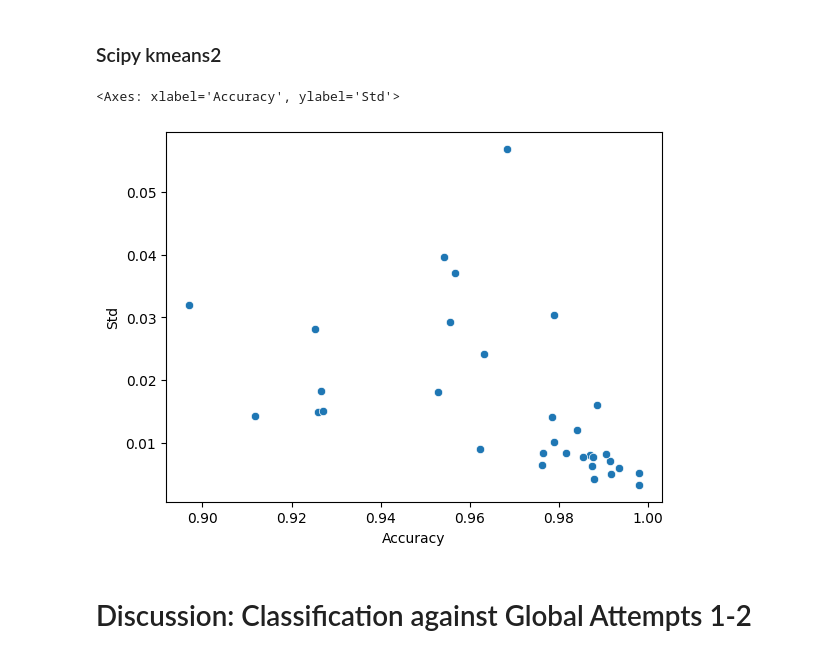
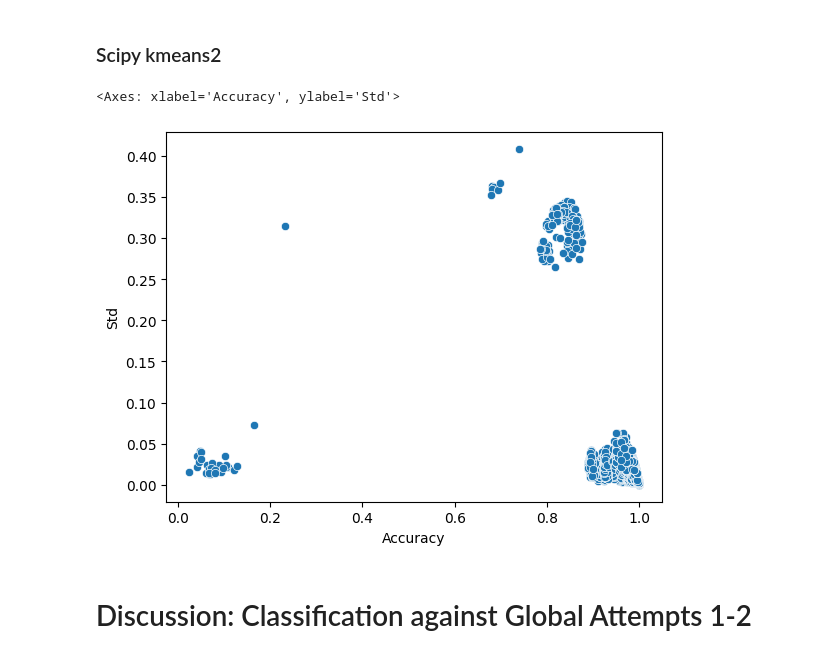
Before and after one commit to alexdconf/vehicles-power-to-weight, a Jupyter notebook: analysis/objective2_analysis.ipynb, the cells around one changed output. Cells and saved outputs as stored; diff of their text form; code cells hidden in the pictures.

```diff
--- a/analysis/objective2_analysis.ipynb
+++ b/analysis/objective2_analysis.ipynb
@@ -60,6 +60,7 @@ K = 2
 HIGH = 1
 LOW = 0
 NUM_FOLDS = 7
+NUM_ITERATIONS = 200
 
 MODEL_YEAR = "model_year"
 MATCH_MODEL_YEAR = re.compile(r"[0-9]{4}")
@@ -69,7 +70,7 @@ print(np.sum(MODEL_YEARS == None))  # check if regex matches every row
 MODEL_YEARS = MODEL_YEARS.unique()
 print(MODEL_YEARS)
 
-df = df.sample(frac=1)
+# df = df.sample(frac=1)
 # %% [output]
 0
 ['1997' '1998' '1999' '2001' '2002' '2003' '2013' '2014' '2015' '2016'
@@ -230,52 +245,56 @@ sns.scatterplot(df_plot, x="Accuracy", y="Std")
 # %% [markdown]
 ### Scipy kmeans2
 # %%
-kmeans2_centroids, distortion2 = kmeans2(df[SPECS1], K)
-high_kmeans2_centroid = kmeans2_centroids[1] if kmeans2_centroids[1] > kmeans2_centroids[0] else kmeans2_centroids[0]
-low_kmeans2_centroid = kmeans2_centroids[1] if kmeans2_centroids[1] < kmeans2_centroids[0] else kmeans2_centroids[0]
-kmeans2_reference = kmeans_inference(df[SPECS1], high_kmeans2_centroid, low_kmeans2_centroid)
+metrics_by_model_year = {}
+for i in range(NUM_ITERATIONS):
+    df = df.sample(frac=1)
+    kmeans2_centroids, distortion2 = kmeans2(df[SPECS1], K)
+    high_kmeans2_centroid = kmeans2_centroids[1] if kmeans2_centroids[1] > kmeans2_centroids[0] else kmeans2_centroids[0]
+    low_kmeans2_centroid = kmeans2_centroids[1] if kmeans2_centroids[1] < kmeans2_centroids[0] else kmeans2_centroids[0]
+    kmeans2_reference = kmeans_inference(df[SPECS1], high_kmeans2_centroid, low_kmeans2_centroid)
+    for year in MODEL_YEARS:
+        df2 = df[df[MODEL_YEAR] == year]
+        LENGTH = len(df2)
+        if LENGTH < NUM_FOLDS:
+            continue
 
-metrics_by_model_year = {}
-for year in MODEL_YEARS:
-    df2 = df[df[MODEL_YEAR] == year]
-    LENGTH = len(df2)
-    if LENGTH <= 2:
-        continue
+        metrics = {}
+        for i in range(NUM_FOLDS):
+            test = df2.iloc[int(np.floor(LENGTH/NUM_FOLDS)*i):int(np.floor(LENGTH/NUM_FOLDS)*(i+1))]
+            train_values = df2[~df2.index.isin(test.index)][SPECS1]
 
-    metrics = {}
-    for i in range(NUM_FOLDS):
-        test = df2.iloc[int(np.floor(LENGTH/NUM_FOLDS)*i):int(np.floor(LENGTH/NUM_FOLDS)*(i+1))]
-        train_values = df2[~df2.index.isin(test.index)][SPECS1]
+            centroids, distortion = kmeans2(train_values, K)
+            high_centroid = centroids[1] if centroids[1] > centroids[0] else centroids[0]
+            low_centroid = centroids[1] if centroids[1] < centroids[0] else centroids[0]
+            test_inferred = kmeans_inference(test[SPECS1], high_centroid, low_centroid)
+            kmeans2_reference_test_view = kmeans2_reference.iloc[kmeans2_reference.index.isin(test.index.values)]
 
-        centroids, distortion = kmeans2(train_values, K)
-        high_centroid = centroids[1] if centroids[1] > centroids[0] else centroids[0]
-        low_centroid = centroids[1] if centroids[1] < centroids[0] else centroids[0]
-        test_inferred = kmeans_inference(test[SPECS1], high_centroid, low_centroid)
-        kmeans2_reference_test_view = kmeans2_reference.iloc[kmeans2_reference.index.isin(test.index.values)]
+            # positive class is HIGH
+            tp = np.sum([True for x,y in zip(test_inferred,kmeans2_reference_test_view) if x == y and x == HIGH])
+            tn = np.sum([True for x,y in zip(test_inferred,kmeans2_reference_test_view) if x == y and x == LOW])
+            fp = np.sum([True for x,y in zip(test_inferred,kmeans2_reference_test_view) if x != y and x == HIGH])
+            fn = np.sum([True for x,y in zip(test_inferred,kmeans2_reference_test_view) if x != y and x == LOW])
 
-        # positive class is HIGH
-        tp = np.sum([True for x,y in zip(test_inferred,kmeans2_reference_test_view) if x == y and x == HIGH])
-        tn = np.sum([True for x,y in zip(test_inferred,kmeans2_reference_test_view) if x == y and x == LOW])
-        fp = np.sum([True for x,y in zip(test_inferred,kmeans2_reference_test_view) if x != y and x == HIGH])
-        fn = np.sum([True for x,y in zip(test_inferred,kmeans2_reference_test_view) if x != y and x == LOW])
-
-        metrics[str(i)] = [tp, tn, fp, fn]
-    metrics_by_model_year[year] = metrics
+            metrics[str(i)] = [tp, tn, fp, fn]
+        if year not in metrics_by_model_year:
+            metrics_by_model_year[year] = []
+        metrics_by_model_year[year].append(metrics)
 
 metric_data_for_plot = []
-for year, metric in metrics_by_model_year.items():
-    accuracies = []
-    for key, val in metric.items():
-        accuracies.append((val[0]+val[1])/np.sum(val))
-    mean_accuracy_overall = np.mean(accuracies)
-    mean_std_overall = np.std(accuracies)
-    metric_data_for_plot.append((year, mean_accuracy_overall,mean_std_overall))
-df_plot = pd.DataFrame(metric_data_for_plot, columns=[MODEL_YEAR, "Accuracy", "Std"])
+for year, metrics in metrics_by_model_year.items():
+    for metric in metrics:
+        accuracies = []
+        for key, val in metric.items():
+            accuracies.append((val[0]+val[1])/np.sum(val))
+        mean_accuracy_overall = np.mean(accuracies)
+        mean_std_overall = np.std(accuracies)
+        metric_data_for_plot.append((mean_accuracy_overall,mean_std_overall))
+df_plot = pd.DataFrame(metric_data_for_plot, columns=["Accuracy", "Std"])
 
 sns.scatterplot(df_plot, x="Accuracy", y="Std")
 # %% [output]
 <Axes: xlabel='Accuracy', ylabel='Std'>
-[figure, old version]
+[figure, new version]
 # %% [markdown]
 # Discussion: Classification against Global Attempts 1-2
 # %% [markdown]
```
Also changed, not shown: parts of 6 cells of this notebook.
